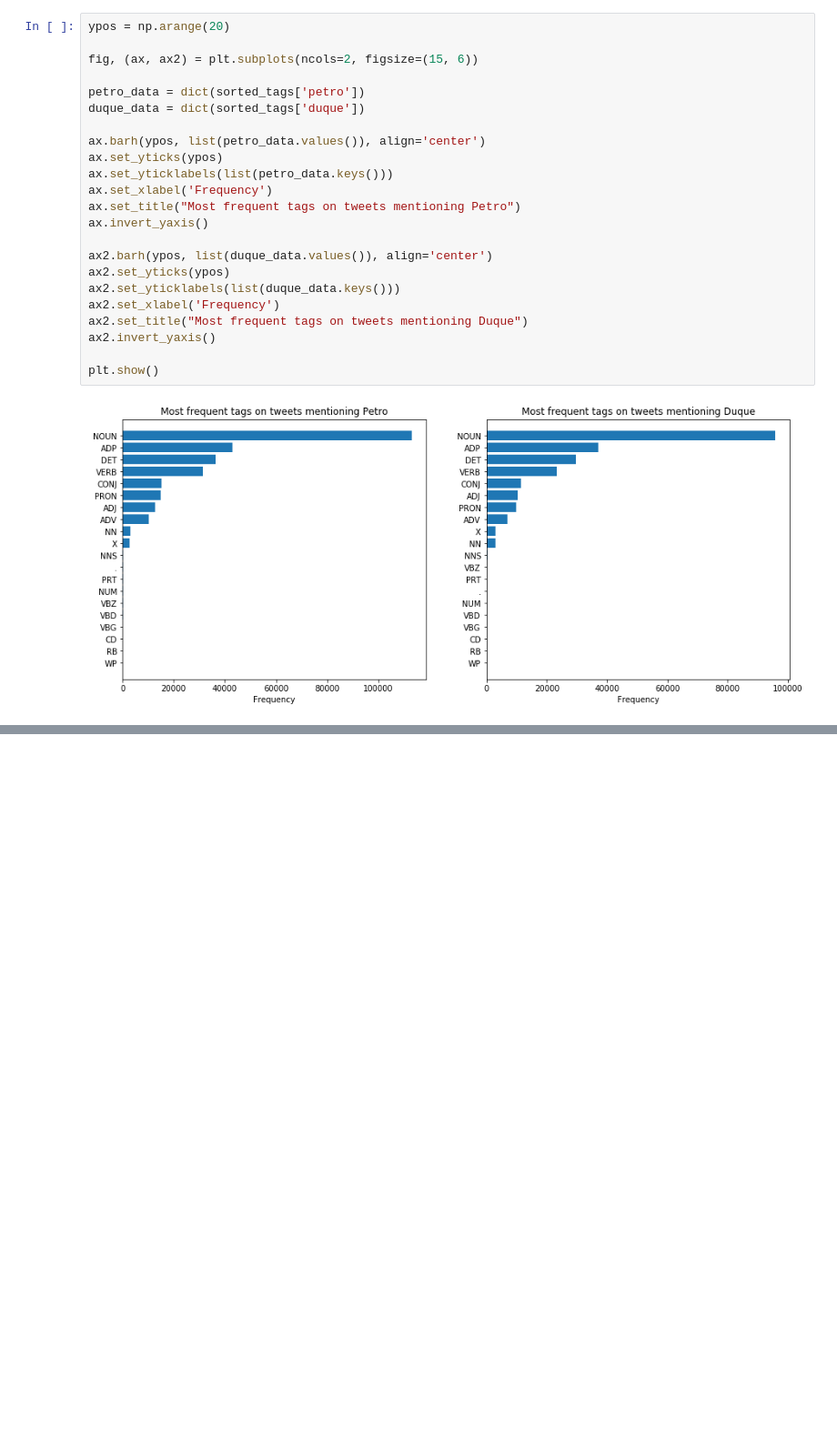
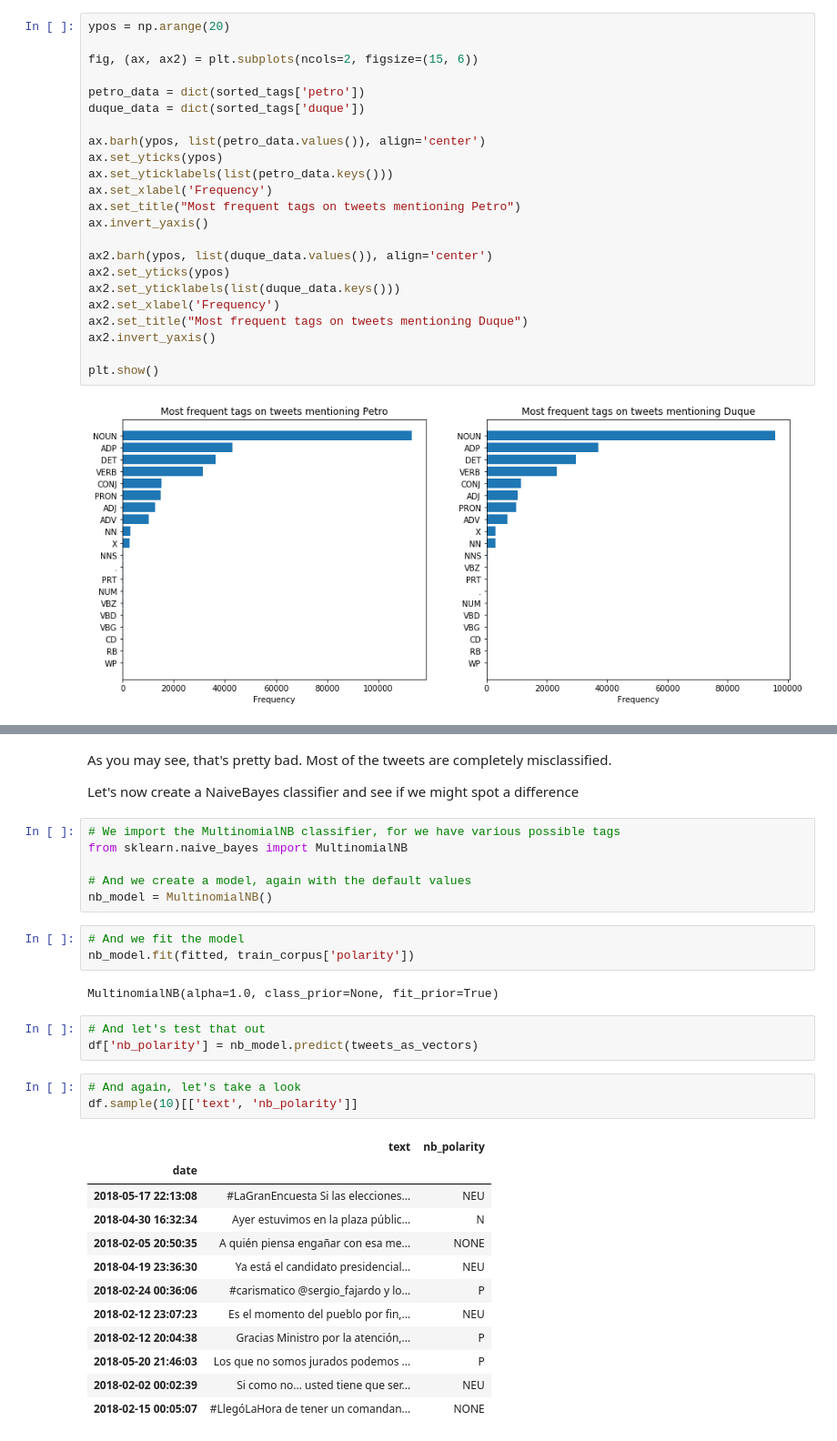
Before and after one commit to sbacarob/defamation-on-colombian-electoral-campaigns, a Jupyter notebook: pos_tagging_and_sentiment_analysis.ipynb, the cells around one changed output, grey strips where cells are left out. Shown: that part at 91% size. Cells and saved outputs as stored; diff of their text form; blank space fills up the shorter version.

```diff
--- a/pos_tagging_and_sentiment_analysis.ipynb
+++ b/pos_tagging_and_sentiment_analysis.ipynb
@@ -415,0 +767,34 @@ The only difference that's probably worth mentioning, is that the tweets mention
+# %% [markdown]
+As you may see, that's pretty bad. Most of the tweets are completely misclassified.
+
+Let's now create a NaiveBayes classifier and see if we might spot a difference
+# %%
+# We import the MultinomialNB classifier, for we have various possible tags
+from sklearn.naive_bayes import MultinomialNB
+
+# And we create a model, again with the default values
+nb_model = MultinomialNB()
+# %%
+# And we fit the model
+nb_model.fit(fitted, train_corpus['polarity'])
+# %% [output]
+MultinomialNB(alpha=1.0, class_prior=None, fit_prior=True)
+# %%
+# And let's test that out
+df['nb_polarity'] = nb_model.predict(tweets_as_vectors)
+# %%
+# And again, let's take a look
+df.sample(10)[['text', 'nb_polarity']]
+# %% [output]
+|  | text | nb_polarity |
+| date |  |  |
+| 2018-05-17 22:13:08 | #LaGranEncuesta Si las elecciones... | NEU |
+| 2018-04-30 16:32:34 | Ayer estuvimos en la plaza públic... | N |
+| 2018-02-05 20:50:35 | A quién piensa engañar con esa me... | NONE |
+| 2018-04-19 23:36:30 | Ya está el candidato presidencial... | NEU |
+| 2018-02-24 00:36:06 | #carismatico @sergio_fajardo y lo... | P |
+| 2018-02-12 23:07:23 | Es el momento del pueblo por fin,... | NEU |
+| 2018-02-12 20:04:38 | Gracias Ministro por la atención,... | P |
+| 2018-05-20 21:46:03 | Los que no somos jurados podemos ... | P |
+| 2018-02-02 00:02:39 | Si como no... usted tiene que ser... | NEU |
+| 2018-02-15 00:05:07 | #LlegóLaHora de tener un comandan... | NONE |
```
Also changed, not shown: parts of 74 cells of this notebook.
